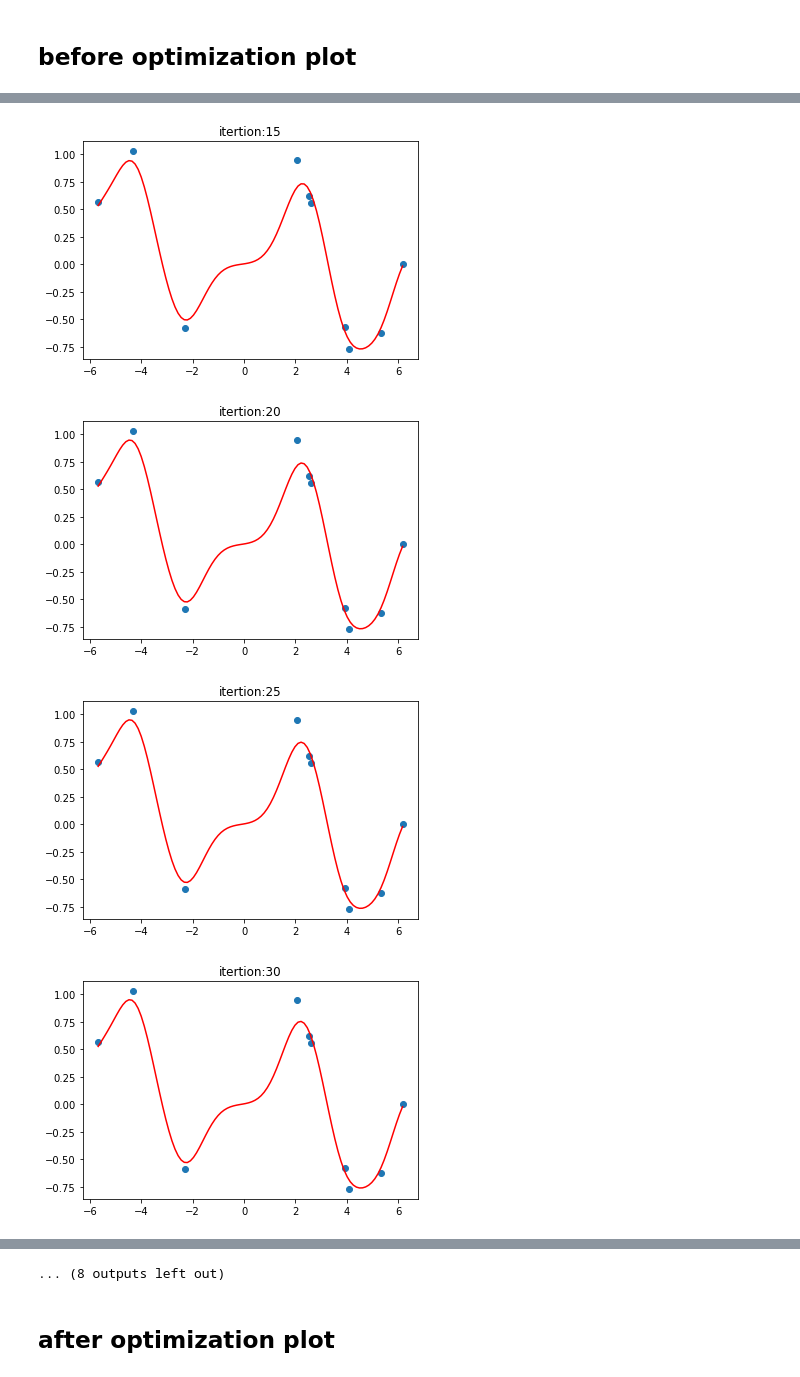
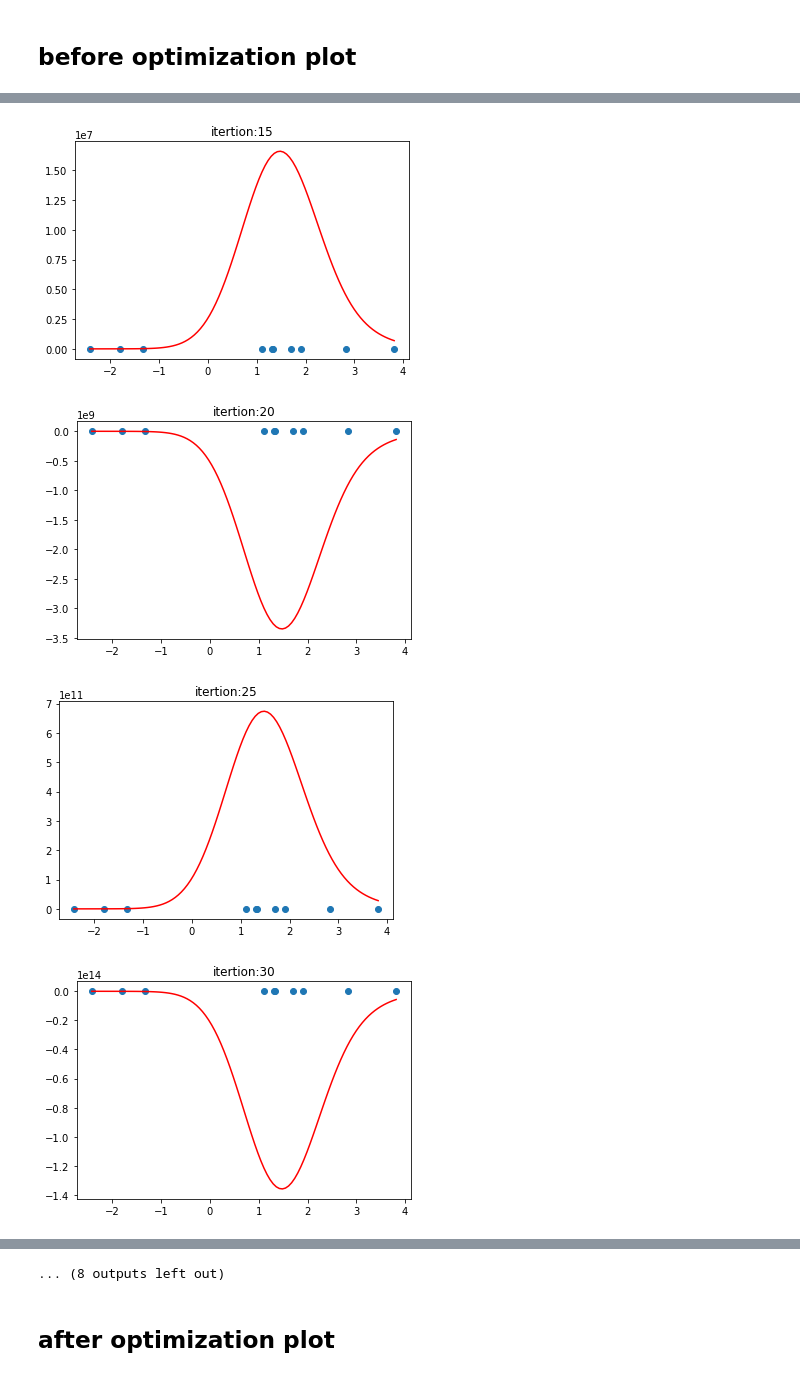
Before and after one commit to jj-zhu/berlin-oxford-minicourse-opt-ml-2022, a Jupyter notebook: src/mlkl/sgd-scratch.ipynb, the cells around one changed output, grey strips where cells are left out. Cells and saved outputs as stored; diff of their text form; code cells hidden in the pictures.

Commit message:
add gd step to the class methods; need to debug: right now, it blows up!

```diff
--- a/src/mlkl/sgd-scratch.ipynb
+++ b/src/mlkl/sgd-scratch.ipynb
@@ -80,8 +91,8 @@ import torch
 # %%
-f_th = rkhsFun(this_kernel, kernel_gamma, is_torch=True)  # create the RKHS function
+f_th = rkhsFun(this_kernel, kernel_gamma, is_torch=True, n_x = n_x)  # create the RKHS function
 # %%
 # create data used for training
-a = torch.rand(n_x, requires_grad=True) # uniform weightsa
+# a = torch.rand(n_x, requires_grad=True) # uniform weightsa
 data_th = 2*np.pi *torch.from_numpy(data[:,0])
 # %% [markdown]
 ## generate the target data
@@ -114,7 +125,7 @@ array([1.16944385, 0.61114328, 0.87764464, 1.20570703, 0.88699559,
 # %%
 def plot_sol_rkhs(a, data_th):
     x_grid = torch.linspace(torch.min(data_th), torch.max(data_th), 100).reshape(-1, 1)
-    f_val_plot = f_th(x_grid, a.T, data_th.reshape(-1, 1))
+    f_val_plot = f_th(x_grid, data_th.reshape(-1, 1))
     plt.plot(x_grid.detach().numpy(),
              f_val_plot.detach().numpy().reshape(-1,1),
              c='r')  # plot the uniform weights interpolant
@@ -155,9 +177,9 @@ plt.scatter(x=data_th, y=target_th)
 # %%
 for iter_gd in range(100):
-    gd_step(f_th, data_th =data_th, step_size=0.1)
+    f_th.gd_step(x_th =data_th, y_th = target_th, step_size=0.1, reg_coeff = 0.1)
     if iter_gd %5 ==0:
         plt.figure()
-        plot_sol_rkhs(a, data_th)
+        plot_sol_rkhs(f_th.a, data_th)
         plt.scatter(x=data_th, y=target_th)
         plt.title("itertion:"+str(iter_gd))
 # %% [output]
@@ -167,4 +189,4 @@ for iter_gd in range(100):
-[figure, old version]
+[figure, new version]
-[figure, old version]
+[figure, new version]
-[figure, old version]
+[figure, new version]
-[figure, old version]
+[figure, new version]
```
Also changed, not shown: parts of 26 cells of this notebook, 1 other file.
